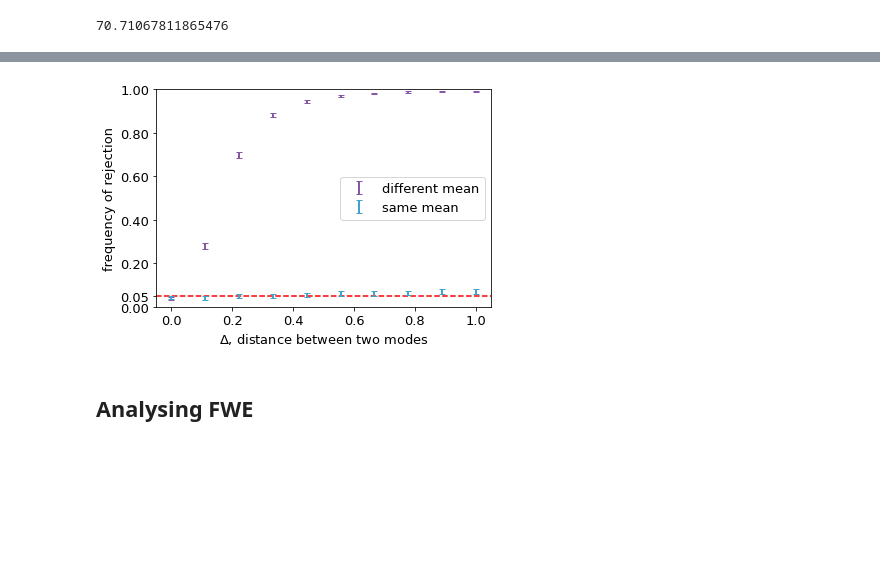
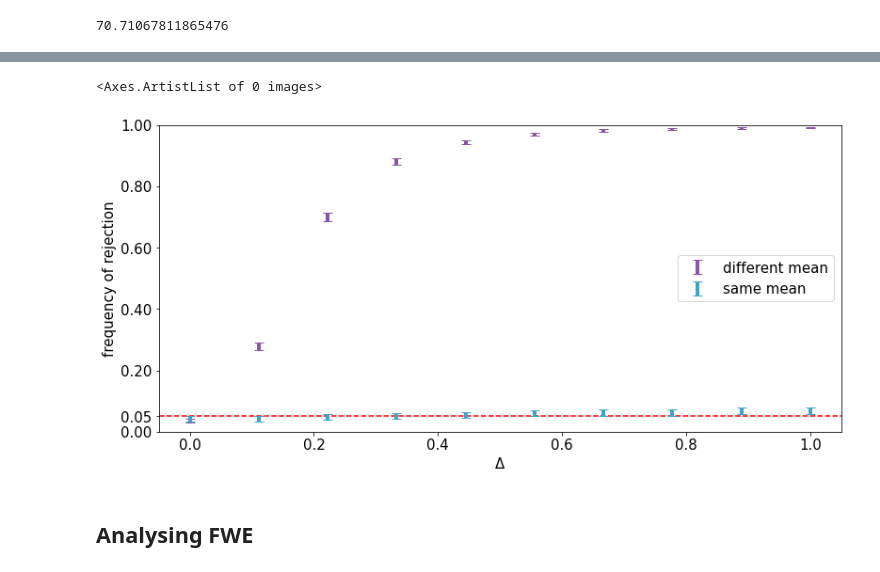
Before and after one commit to TimotheeMathieu/Adaptive_stopping_MC_RL, a Jupyter notebook: adastop/example_simulatedR/analyse.ipynb, the cells around one changed output, grey strips where cells are left out. Cells and saved outputs as stored; diff of their text form; code cells hidden in the pictures; blank space fills up the shorter version.

```diff
--- a/adastop/example_simulatedR/analyse.ipynb
+++ b/adastop/example_simulatedR/analyse.ipynb
@@ -152,34 +283,45 @@ plt.savefig(os.path.join(workdir, "gaussianVSmg_samemean.pdf"))
+# %%
+ax1.images
+# %% [output]
+<Axes.ArtistList of 0 images>
 # %%
 import sys
 import os
 import seaborn
 
 # plt.rcParams.update({
 #     "text.usetex": True,
 #     "font.family": "Helvetica"
 # })
 
-plt.rcParams.update({'font.size': 13})
+plt.rcParams.update({'font.size': 15})
+
+
+plt.figure(figsize=(13,6))
+
+
 
 home_folder = os.environ["HOME"]
 workdir = os.path.join(home_folder,"Adaptive_stopping_MC_RL","adastop", "example_simulatedR")
 sys.path.insert(0, workdir)
+
+
 
 plt.axhline(y = 0.05, color = 'r', linestyle = '--')
 # plt.axhline(y = 1, color = 'r', linestyle = '-')
 # plt.axhline(y = 0., color = 'r', linestyle = '-')
 plt.ylim((0,1))
 plt.yticks(np.append(np.linspace(0,1,6),0.05))
-plt.errorbar(powers.keys(), powers.values(), list(power_confidence_intervals.values()), linestyle='None', fmt = "none", capsize=3, label = "different mean", color = "#8856a7", linewidth=2)
+plt.errorbar(powers.keys(), powers.values(), list(power_confidence_intervals.values()), linestyle='None', fmt = "none", capsize=5, label = "different mean", color = "#8856a7", linewidth=4)
 # plt.errorbar(powers.keys(), powers.values(), list(power_stds.values()), linestyle='None', marker= 'o', capsize=3)
-plt.errorbar(powers2.keys(), powers2.values(), list(power_confidence_intervals2.values()), linestyle='None', fmt = "none", capsize=3, label = "same mean", color = '#43a2ca', linewidth = 2)
+plt.errorbar(powers2.keys(), powers2.values(), list(power_confidence_intervals2.values()), linestyle='None', fmt = "none", capsize=5, label = "same mean", color = '#43a2ca', linewidth = 4)
 plt.ylabel("frequency of rejection")
-plt.xlabel("$\Delta$, distance between two modes")
+plt.xlabel("$\Delta$")
 plt.legend(loc = "right")
 
 plt.savefig(os.path.join(workdir, "gaussianVSmg_exp1-2.png"))
-plt.savefig(os.path.join(workdir, "gaussianVSmg_exp1-2.pdf"))
+plt.savefig(os.path.join(workdir, "gaussianVSmg_exp1-2.pdf"), bbox_inches='tight')
 # %% [output]
-[figure, old version]
+[figure, new version]
 # %% [markdown]
 ## Analysing FWE
```
Also changed, not shown: parts of 20 cells of this notebook, 14 other files.
